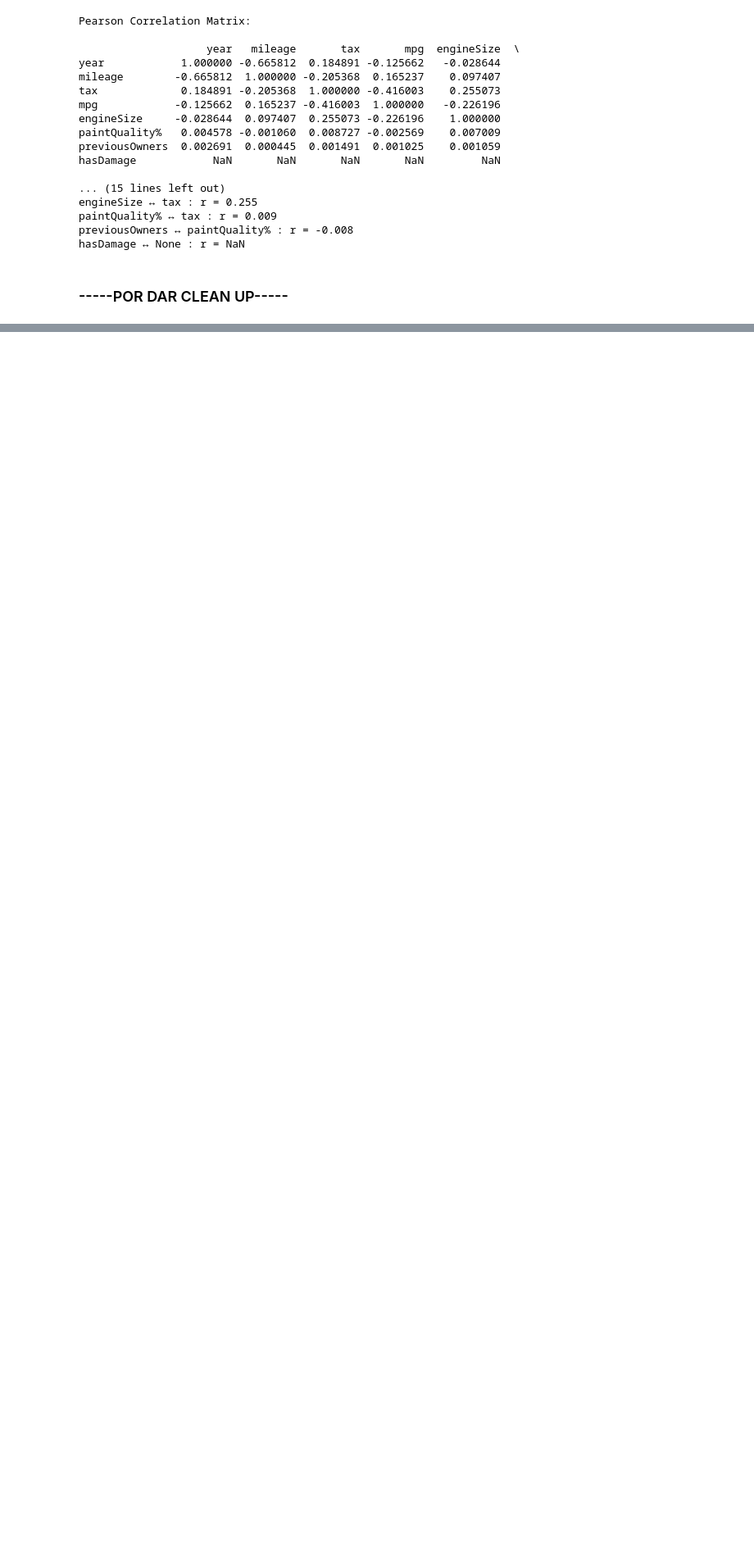
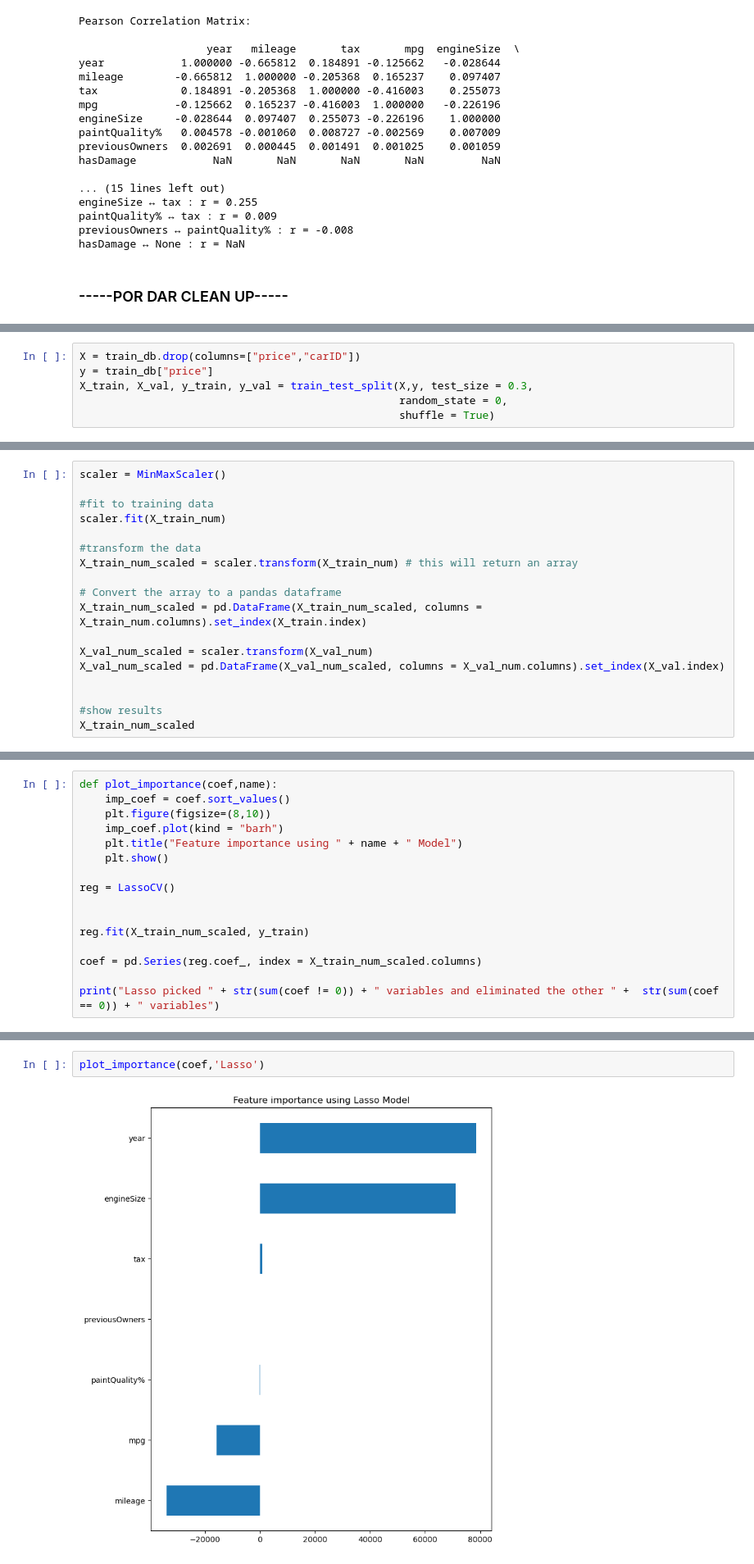
Before and after one commit to rodbarretoteixeira/ProjetoML, a Jupyter notebook: clean.ipynb, the cells around one changed output, grey strips where cells are left out. Shown at 82% size. Drawn from its saved outputs; the diff is of its cells as text; blank space fills up the shorter version.

```diff
--- a/clean.ipynb
+++ b/clean.ipynb
@@ -950,0 +971,6 @@ Name: count, dtype: int64
+# %%
+X = train_db.drop(columns=["price","carID"])
+y = train_db["price"]
+X_train, X_val, y_train, y_val = train_test_split(X,y, test_size = 0.3,
+                                                  random_state = 0,
+                                                  shuffle = True)
@@ -950,0 +987,18 @@ Name: count, dtype: int64
+# %%
+scaler = MinMaxScaler()
+
+#fit to training data
+scaler.fit(X_train_num)
+
+#transform the data
+X_train_num_scaled = scaler.transform(X_train_num) # this will return an array
+
+# Convert the array to a pandas dataframe
+X_train_num_scaled = pd.DataFrame(X_train_num_scaled, columns = X_train_num.columns).set_index(X_train.index)
+
+X_val_num_scaled = scaler.transform(X_val_num)
+X_val_num_scaled = pd.DataFrame(X_val_num_scaled, columns = X_val_num.columns).set_index(X_val.index)
+
+
+#show results
+X_train_num_scaled
@@ -950,0 +1093,16 @@ Name: count, dtype: int64
+# %%
+def plot_importance(coef,name):
+    imp_coef = coef.sort_values()
+    plt.figure(figsize=(8,10))
+    imp_coef.plot(kind = "barh")
+    plt.title("Feature importance using " + name + " Model")
+    plt.show()
+
+reg = LassoCV()
+
+
+reg.fit(X_train_num_scaled, y_train)
+
+coef = pd.Series(reg.coef_, index = X_train_num_scaled.columns)
+
+print("Lasso picked " + str(sum(coef != 0)) + " variables and eliminated the other " +  str(sum(coef == 0)) + " variables")
@@ -950,0 +1111,4 @@ Name: count, dtype: int64
+# %%
+plot_importance(coef,'Lasso')
+# %% [output]
+[figure, added]
```
Also changed, not shown: parts of 28 cells of this notebook, 1 other file.
